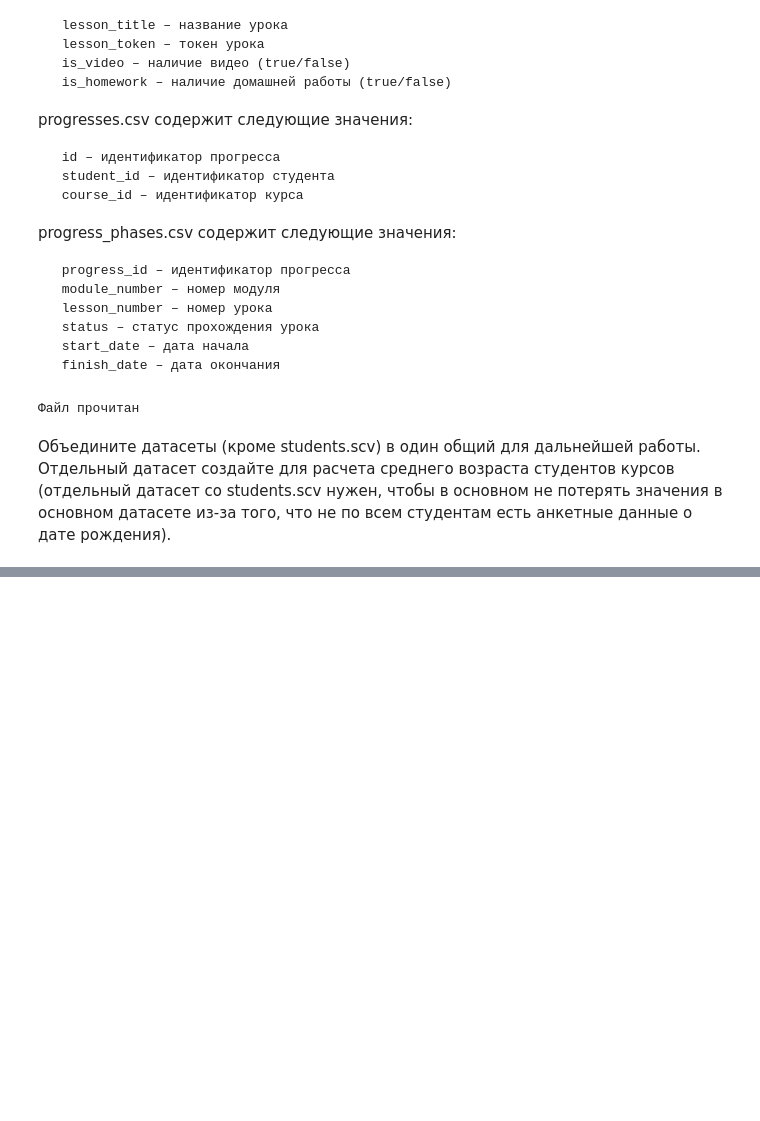
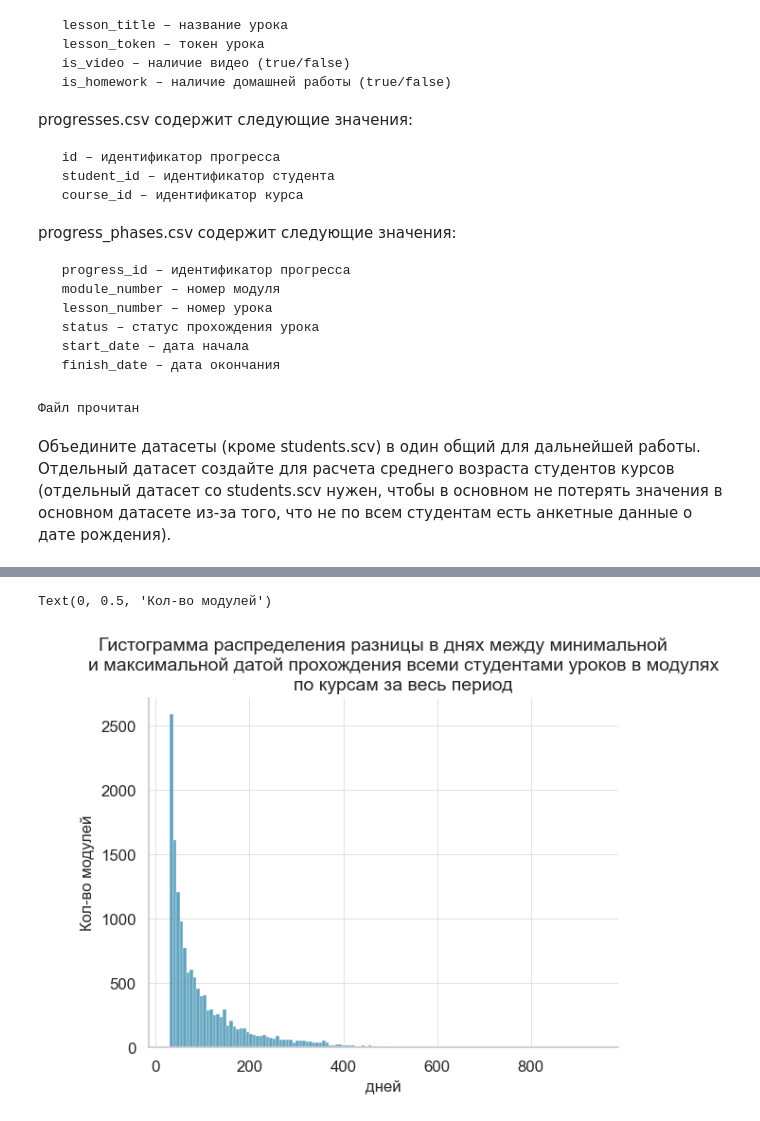
Before and after one commit to Belka1331/AnalyzingOnlineCourses, a Jupyter notebook: Untitled.ipynb, the cells around one changed output, grey strips where cells are left out. Cells and saved outputs as stored; diff of their text form; code cells hidden in the pictures; blank space fills up the shorter version.

```diff
--- a/Untitled.ipynb
+++ b/Untitled.ipynb
@@ -151,0 +326,10 @@ prog_merged[prog_merged.progress_id=='a387ab916f402cb3fbfffd29f68fd0ce'].sort_va
+# %%
+mydur = dataset.groupby(['student_id', 'title', 'module_number']).agg(
+                                                             started_lessons = pd.NamedAgg(column='start_date', aggfunc=lambda x: len(x)),
+                                                             finished_lessons = ('finish_date', lambda x: x.notna().sum()),
+                                                             start_date_list = ('start_date', lambda x: list(x)),
+                                                             start_min = ('start_date', lambda x: x.min()),
+                                                             finish_max = ('finish_date', lambda x: x.max() if x.notna().any() else pd.NaT))
+mydur['dif']=mydur['finish_max']-mydur['start_min']
+mydur['dif']=mydur['dif'].dt.days
+mydur=mydur.sort_values(by='dif',ascending=False).query('dif>=30')
@@ -151,0 +353,10 @@ prog_merged[prog_merged.progress_id=='a387ab916f402cb3fbfffd29f68fd0ce'].sort_va
+# %%
+sns.histplot(data=mydur,x='dif')
+plt.title('Гистограмма распределения разницы в днях между минимальной\n\
+        и максимальной датой прохождения всеми студентами уроков в модулях\n\
+        по курсам за весь период')
+plt.xlabel('дней')
+plt.ylabel('Кол-во модулей')
+# %% [output]
+Text(0, 0.5, 'Кол-во модулей')
+[figure, added]
```
Also changed, not shown: parts of 24 cells of this notebook.
